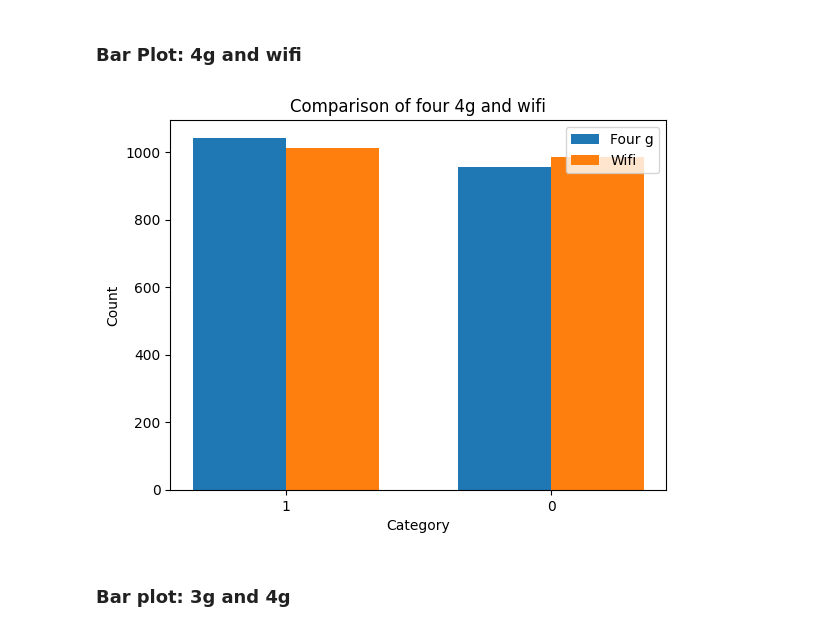
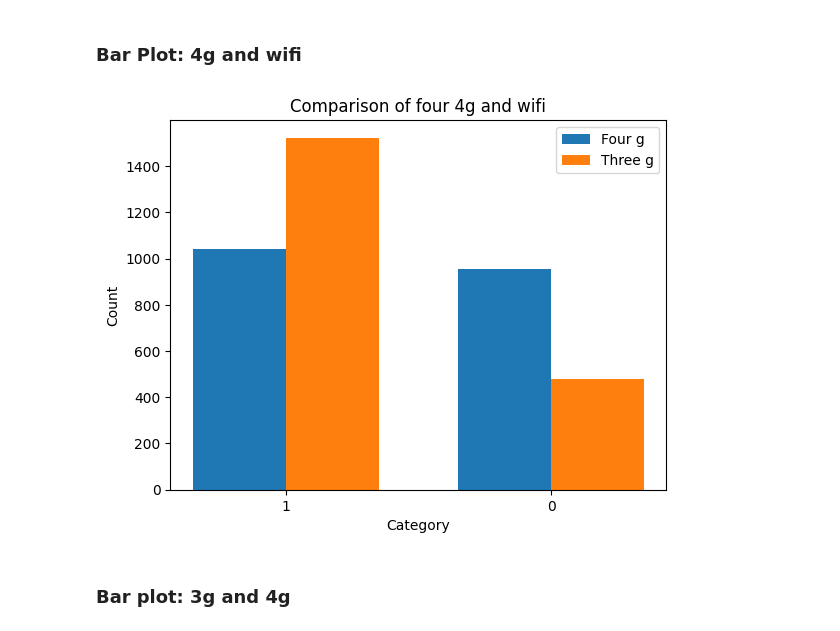
Before and after one commit to Mohamed-Abdirizak/Mobile-Price-Prediction, a Jupyter notebook: Mobile_Price_Prediction (1).ipynb, the cells around one changed output. Cells and saved outputs as stored; diff of their text form; code cells hidden in the pictures.

Commit message:
more visualization added to this project

```diff
--- a/Mobile_Price_Prediction.ipynb
+++ b/Mobile_Price_Prediction (1).ipynb
@@ -298,36 +323,36 @@ plt.show()
 # %%
 import numpy as np
 import matplotlib.pyplot as plt
 
 # Assuming 'data' is your dataset with two columns: 'blue' and 'dual_sim'
 # Count the occurrences of each category in both columns
 value_counts1 = data['four_g'].value_counts()
-value_counts2 = data['wifi'].value_counts()
+value_counts2 = data['three_g'].value_counts()
 
 # Set the width of the bars
 bar_width = 0.35
 
 # Set the positions of the bars on the x-axis
 x1 = np.arange(len(value_counts1))
 x2 = [x + bar_width for x in x1]
 
-# Create the side-by-side bar plots
+# Create the side-by-side bar plotst
 plt.bar(x1, value_counts1.values, width=bar_width, label='Four g')
-plt.bar(x2, value_counts2.values, width=bar_width, label='Wifi')
+plt.bar(x2, value_counts2.values, width=bar_width, label='Three g')
 
 # Add labels and title
 plt.xlabel('Category')
 plt.ylabel('Count')
 plt.title('Comparison of four 4g and wifi')
 plt.xticks([r + bar_width/2 for r in range(len(value_counts1))], value_counts1.index)
 
 # Display the legend
 plt.legend()
 
 # Display the plot
 plt.show()
 # %% [output]
-[figure, old version]
+[figure, new version]
 # %% [markdown]
 ### Bar plot: 3g and 4g
 # %%
```
Also changed, not shown: parts of 15 cells of this notebook, 1 other file.
